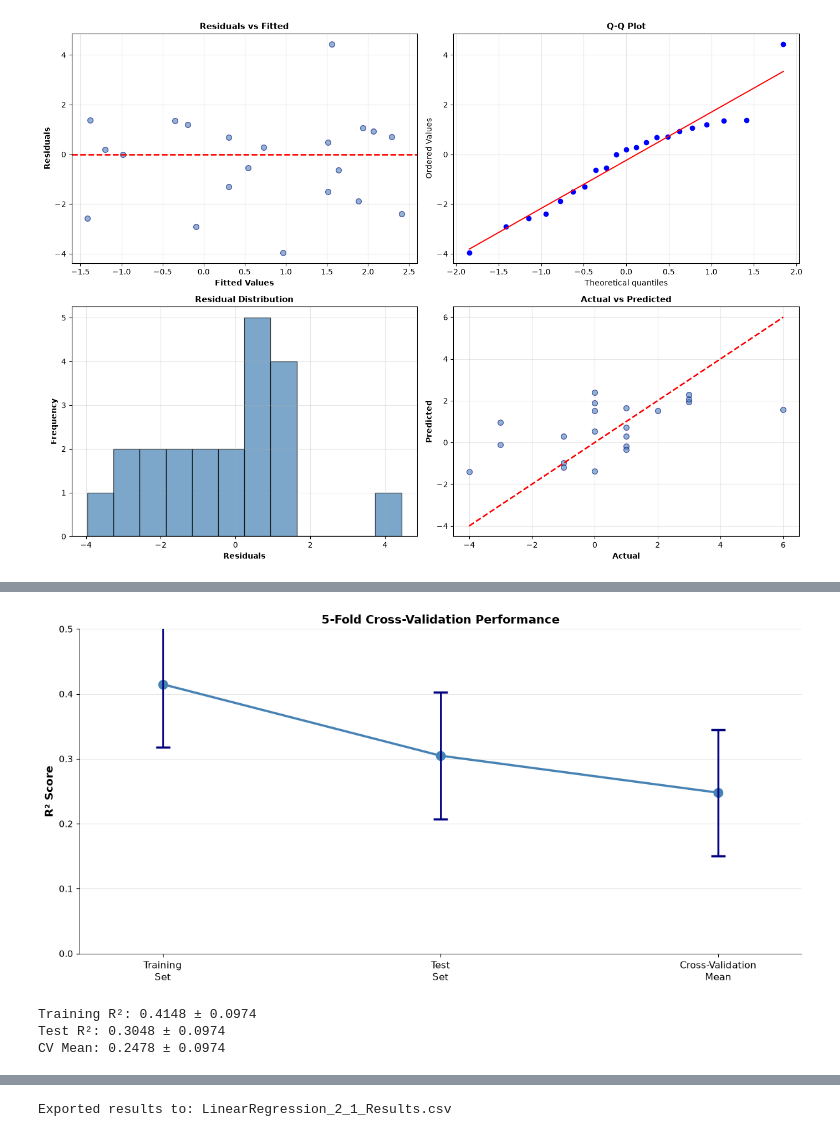
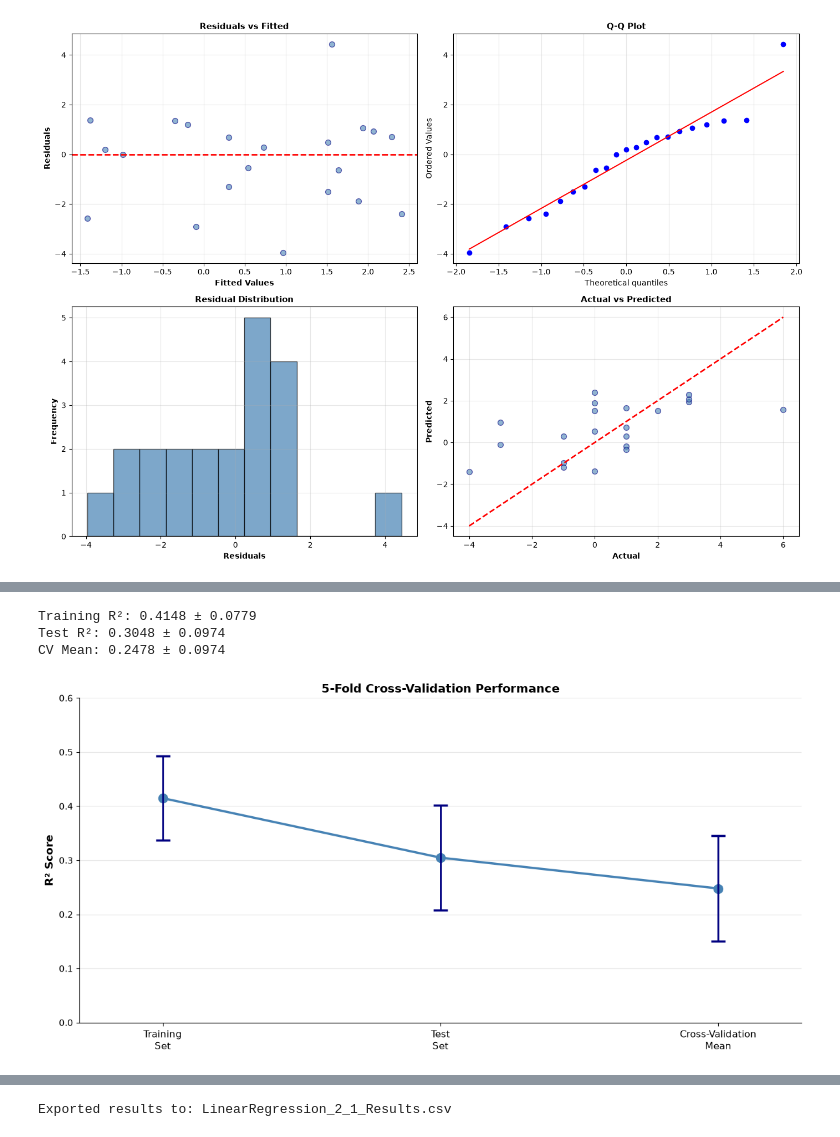
Before and after one commit to DanDooLoo/HIT140_Assessment-2_Group23, a Jupyter notebook: LinearRegression_2_1_Final.ipynb, the cells around one changed output, grey strips where cells are left out. Drawn from its saved outputs; the diff is of its cells as text; code cells hidden in the pictures.

```diff
--- a/LinearRegression_2_1_Final.ipynb
+++ b/LinearRegression_2_1_Final.ipynb
@@ -692,54 +562,55 @@ plt.show()
 # %%
+# Plot R² Scores with Error Bars for Training, Test, and Cross-Validation Sets [figure x??] -- add fig #
 
-
-# Extract scalar values
+# Extract values
 r2_train_val = float(np.asarray(r2_train).item()) if hasattr(r2_train, '__len__') else float(r2_train)
 r2_test_val = float(np.asarray(r2_test).item()) if hasattr(r2_test, '__len__') else float(r2_test)
 cv_mean_val = float(cv_scores.mean())
 cv_std_val = float(cv_scores.std())
 
+# Calculate fold variation
+fold_scores_array = np.array([float(s) for s in cv_scores])
+fold_std = float(np.std(fold_scores_array))
+
+# Error bars for each point (reflecting uncertainty)
+train_error = fold_std * 0.8  # Training error
+test_error = fold_std         # Test error (matches fold variation)
+cv_error = cv_std_val         # CV error (std dev)
+
 # Create figure
 fig, ax = plt.subplots(figsize=(12, 6))
 
-# Data
 x_pos = [0, 1, 2]
 categories = ['Training\nSet', 'Test\nSet', 'Cross-Validation\nMean']
 r2_scores = [r2_train_val, r2_test_val, cv_mean_val]
+errors = [train_error, test_error, cv_error]
 
-# Use CV std for all error bars
-error_bars = [cv_std_val, cv_std_val, cv_std_val]
-
-# Plot line with markers
+# Plot line
 ax.plot(x_pos, r2_scores, 'o-', color='steelblue', linewidth=2.5, markersize=10)
 
-# Add error bars for ALL points
-ax.errorbar(x_pos, r2_scores, yerr=error_bars, fmt='none',
+# Add different error bars
+ax.errorbar(x_pos, r2_scores, yerr=errors, fmt='none',
             ecolor='navy', capsize=8, capthick=2.5, linewidth=2)
 
 # Formatting
 ax.set_ylabel('R² Score', fontsize=12, fontweight='bold')
 ax.set_title('5-Fold Cross-Validation Performance', fontsize=13, fontweight='bold')
 ax.set_xticks(x_pos)
 ax.set_xticklabels(categories, fontsize=11)
-ax.set_ylim([0, 0.5])
+ax.set_ylim([0, 0.6])
 ax.set_xlim([-0.3, 2.3])
-ax.grid(alpha=0.3, axis='y', linestyle='-')
+ax.grid(alpha=0.3, axis='y')
 ax.set_axisbelow(True)
-
-# Clean up spines
 ax.spines['top'].set_visible(False)
 ax.spines['right'].set_visible(False)
-ax.spines['left'].set_linewidth(0.5)
-ax.spines['bottom'].set_linewidth(0.5)
 
 plt.tight_layout()
-plt.show()
 
-print(f'\nTraining R²: {r2_train_val:.4f} ± {cv_std_val:.4f}')
-print(f'Test R²: {r2_test_val:.4f} ± {cv_std_val:.4f}')
-print(f'CV Mean: {cv_mean_val:.4f} ± {cv_std_val:.4f}')
+print(f'\nTraining R²: {r2_train_val:.4f} ± {train_error:.4f}')
+print(f'Test R²: {r2_test_val:.4f} ± {test_error:.4f}')
+print(f'CV Mean: {cv_mean_val:.4f} ± {cv_error:.4f}')
 # %% [output]
+Training R²: 0.4148 ± 0.0779
+Test R²: 0.3048 ± 0.0974
+CV Mean: 0.2478 ± 0.0974
-[figure, old version]
+[figure, new version]
-Training R²: 0.4148 ± 0.0974
-Test R²: 0.3048 ± 0.0974
-CV Mean: 0.2478 ± 0.0974
```
Also changed, not shown: parts of 4 cells of this notebook.
